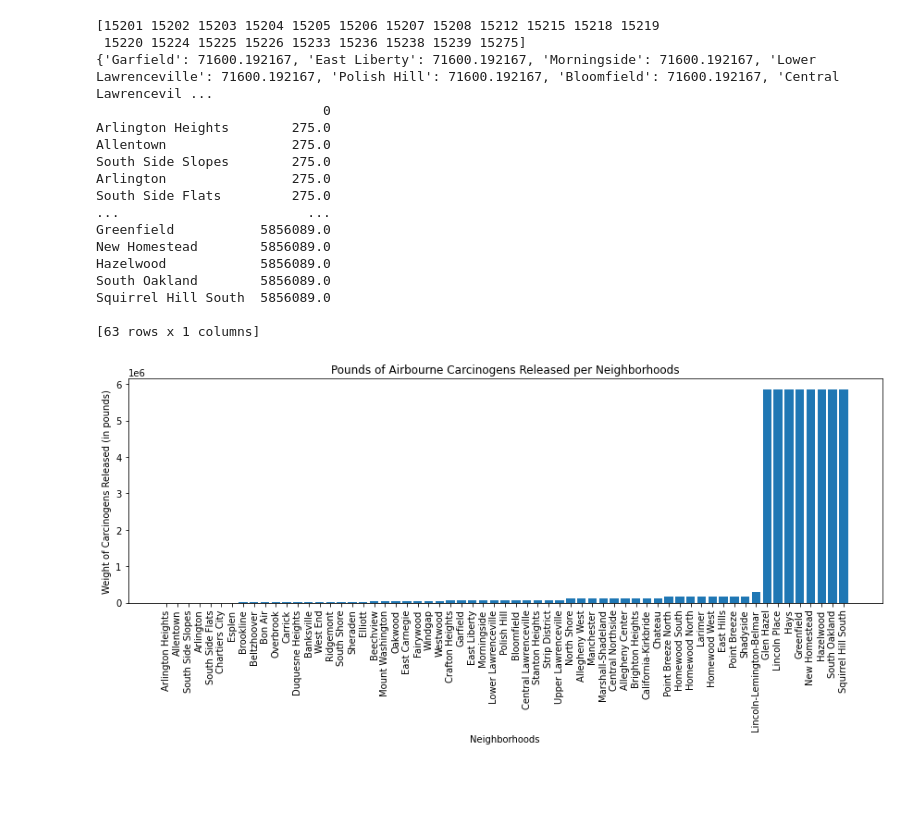
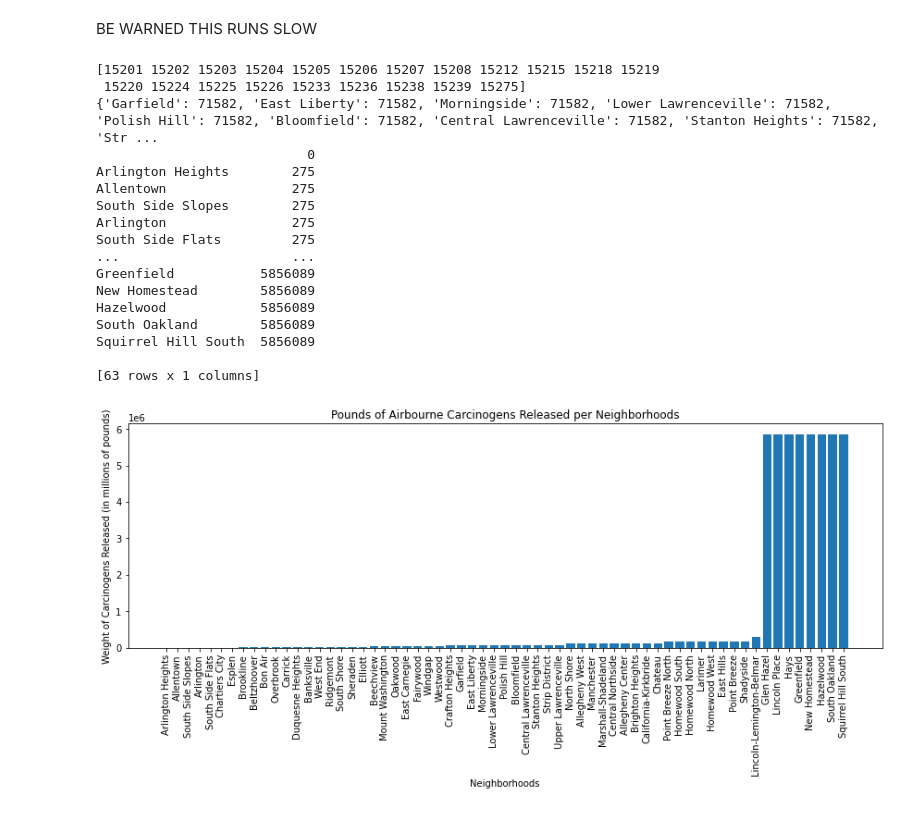
Before and after one commit to fierensk/final_project_0010, a Jupyter notebook: air_quality.ipynb, the cells around one changed output. Drawn from its saved outputs; the diff is of its cells as text; code cells hidden in the pictures; blank space fills up the shorter version.

```diff
--- a/air_quality.ipynb
+++ b/air_quality.ipynb
@@ -1,3 +1,5 @@
+# %% [markdown]
+BE WARNED THIS RUNS SLOW
 # %%
 # pared down to pittsburgh only
 # locate neighborhood by zip (easiest for air)
@@ -30,46 +32,46 @@ for index, row in air.iterrows():
     zip_code = row['ZIP_CODE']
     neighborhoods = fpsnippets.zip_to_neighborhoods(zip_code)
 
     for i in neighborhoods:
         if i in airDict:
             if row['CARCINOGEN'] == 'Y':
-                airDict[i] += row['REL_EST_AMT']
+                airDict[i] += int(row['REL_EST_AMT'])
 
         else:
             if row['CARCINOGEN'] == 'Y':
-                airDict[i] = row['REL_EST_AMT']
+                airDict[i] = int(row['REL_EST_AMT'])
 print(airDict)
 
 #sort
 sorted_airDict = dict(sorted(airDict.items(), key=lambda item: item[1]))
 airDF = pd.Series(sorted_airDict).to_frame()
 
 print(airDF)
 #plot it using matplotlib
 plt.figure(figsize=(12, 6))
 plt.bar(airDF.index, airDF[0])  # Assuming the index represents the x-axis values
 plt.xlabel('Neighborhoods')
 plt.ylabel('Weight of Carcinogens Released (in millions of pounds)')
 plt.title('Pounds of Airbourne Carcinogens Released per Neighborhoods')
 plt.xticks(rotation=90)
 plt.tight_layout()
 plt.show()
 # %% [output]
 [15201 15202 15203 15204 15205 15206 15207 15208 15212 15215 15218 15219
  15220 15224 15225 15226 15233 15236 15238 15239 15275]
-{'Garfield': 71600.192167, 'East Liberty': 71600.192167, 'Morningside': 71600.192167, 'Lower Lawrenceville': 71600.192167, 'Polish Hill': 71600.192167, 'Bloomfield': 71600.192167, 'Central Lawrencevil ...
-                             0
-Arlington Heights        275.0
-Allentown                275.0
-South Side Slopes        275.0
-Arlington                275.0
-South Side Flats         275.0
-...                        ...
-Greenfield           5856089.0
-New Homestead        5856089.0
-Hazelwood            5856089.0
-South Oakland        5856089.0
-Squirrel Hill South  5856089.0
+{'Garfield': 71582, 'East Liberty': 71582, 'Morningside': 71582, 'Lower Lawrenceville': 71582, 'Polish Hill': 71582, 'Bloomfield': 71582, 'Central Lawrenceville': 71582, 'Stanton Heights': 71582, 'Str ...
+                           0
+Arlington Heights        275
+Allentown                275
+South Side Slopes        275
+Arlington                275
+South Side Flats         275
+...                      ...
+Greenfield           5856089
+New Homestead        5856089
+Hazelwood            5856089
+South Oakland        5856089
+Squirrel Hill South  5856089
 
 [63 rows x 1 columns]
-[figure, old version]
+[figure, new version]
```
Also changed, not shown: parts of 1 cell of this notebook, 6 other files.
